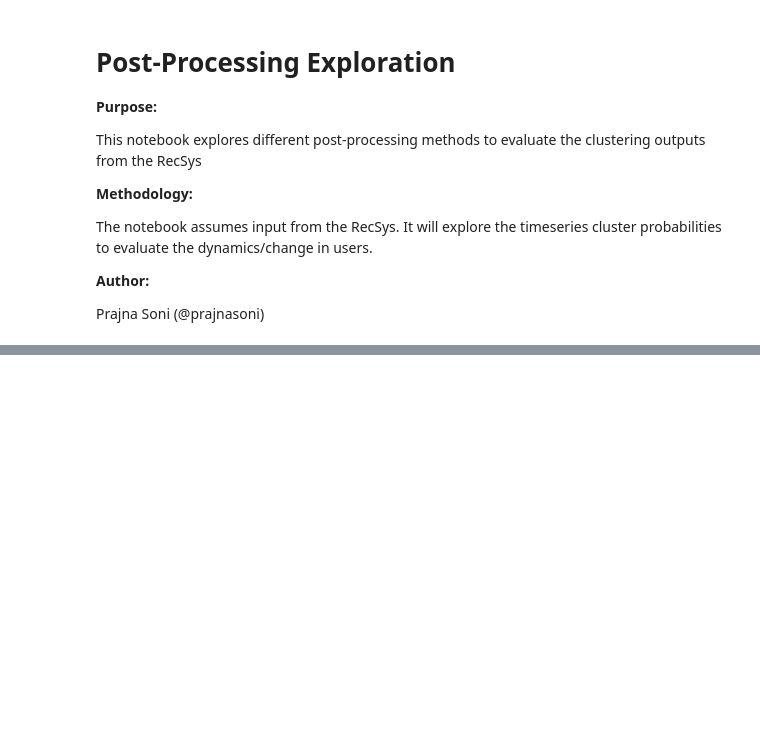
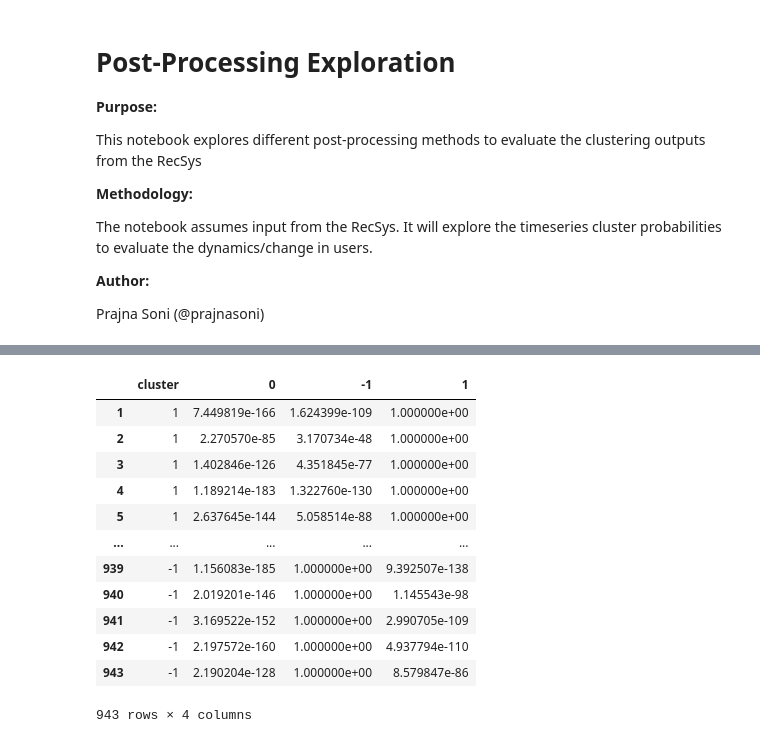
Before and after one commit to niniack/rec-sys-dynamics, a Jupyter notebook: notebooks/post-processing.ipynb, the cells around one changed output, grey strips where cells are left out. Saved outputs shown, nothing was run; the diff lists cells and outputs as text; code cells hidden in the pictures; blank space fills up the shorter version.

Commit message:
update analysis class to add rename_cluster function

```diff
--- a/notebooks/post-processing.ipynb
+++ b/notebooks/post-processing.ipynb
@@ -90,6 +125,22 @@ cluster.plot_scatter(True, 'gmm')
 [interactive output not drawn]
 # %%
 run1 = analysis([proba,proba,proba,proba])
+# %%
+run1.rename_cluster(1,943)[0]
+# %% [output]
+|  | cluster | 0 | -1 | 1 |
+| 1 | 1 | 7.449819e-166 | 1.624399e-109 | 1.000000e+00 |
+| 2 | 1 | 2.270570e-85 | 3.170734e-48 | 1.000000e+00 |
+| 3 | 1 | 1.402846e-126 | 4.351845e-77 | 1.000000e+00 |
+| 4 | 1 | 1.189214e-183 | 1.322760e-130 | 1.000000e+00 |
+| 5 | 1 | 2.637645e-144 | 5.058514e-88 | 1.000000e+00 |
+| ... | ... | ... | ... | ... |
+| 939 | -1 | 1.156083e-185 | 1.000000e+00 | 9.392507e-138 |
+| 940 | -1 | 2.019201e-146 | 1.000000e+00 | 1.145543e-98 |
+| 941 | -1 | 3.169522e-152 | 1.000000e+00 | 2.990705e-109 |
+| 942 | -1 | 2.197572e-160 | 1.000000e+00 | 4.937794e-110 |
+| 943 | -1 | 2.190204e-128 | 1.000000e+00 | 8.579847e-86 |
+943 rows × 4 columns
 # %%
 run1.plot_counts()
 # %% [output]
```
Also changed, not shown: parts of 15 cells of this notebook, 1 other file.
